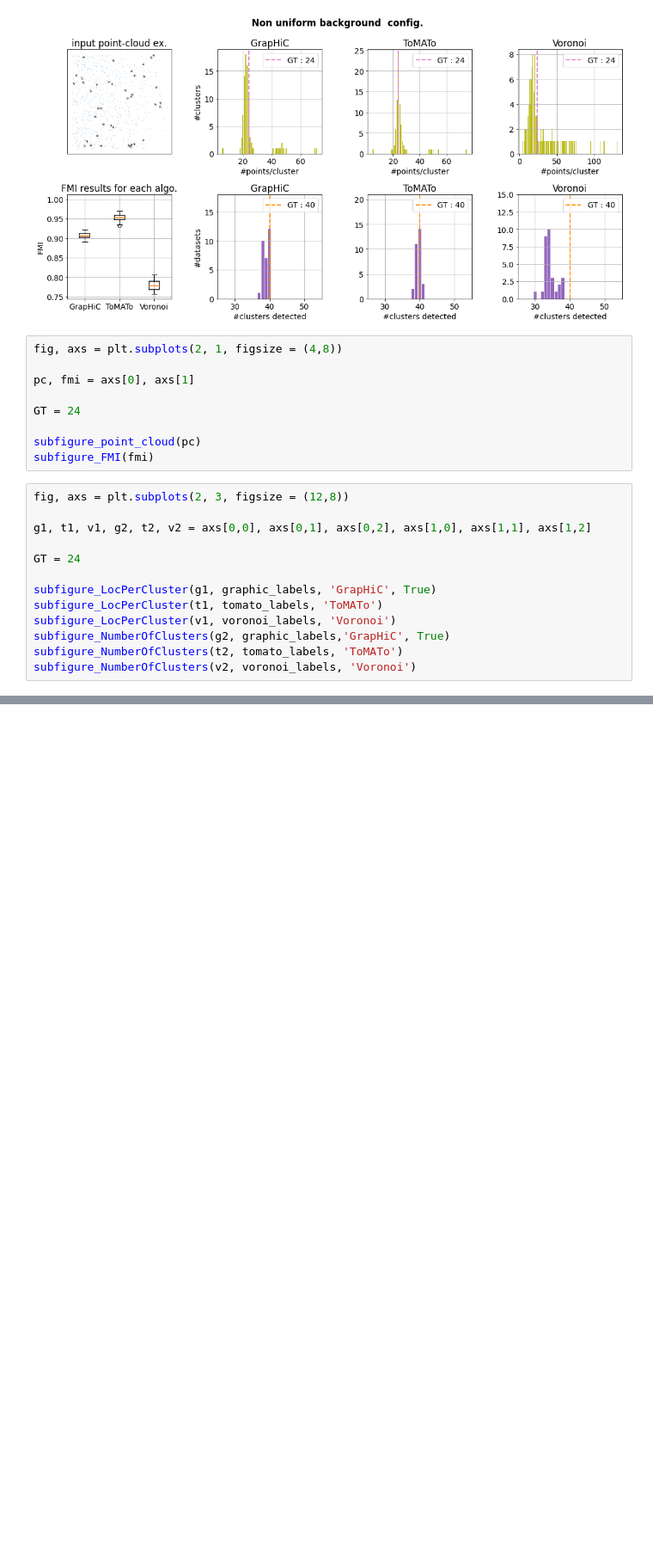
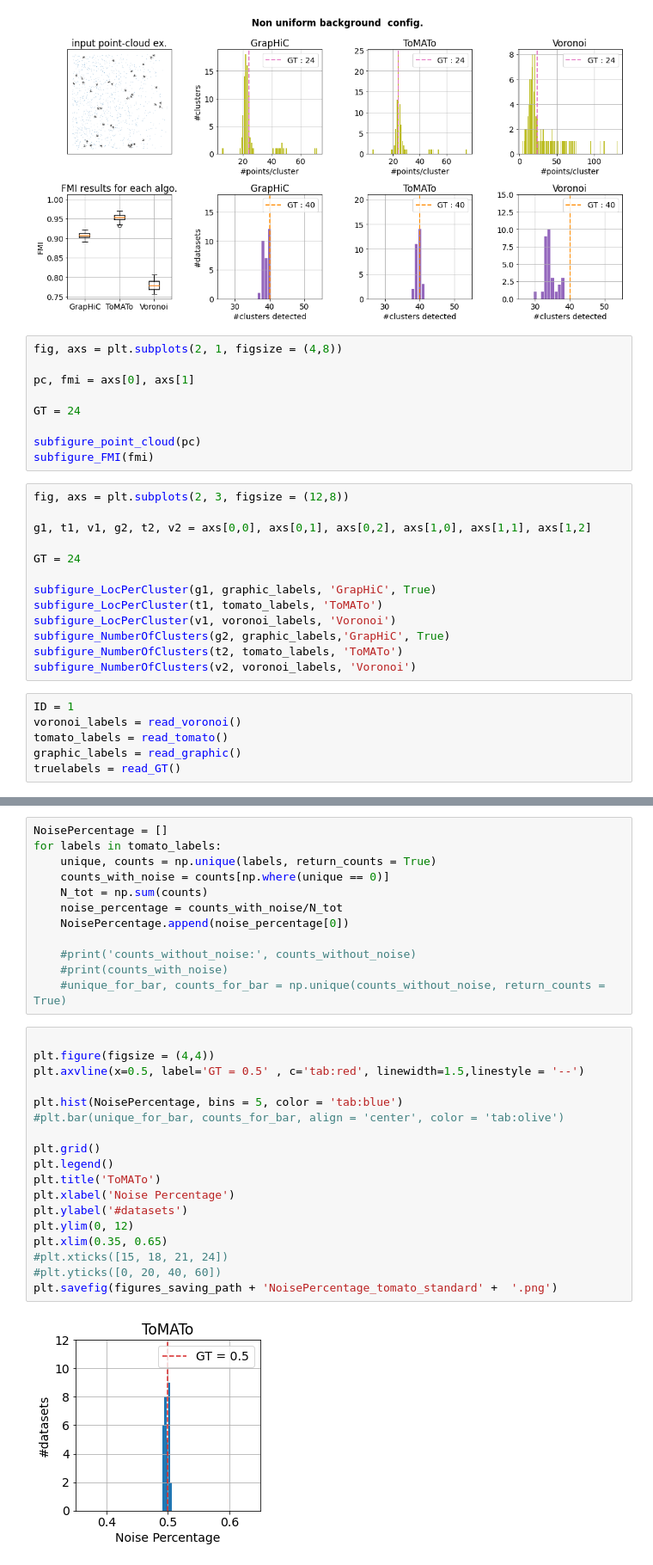
Before and after one commit to ElianaRenzo/pdm, a Jupyter notebook: My_codes/caracterisation_comparaison.ipynb, the cells around one changed output, grey strips where cells are left out. Shown at 86% size. Saved outputs shown, nothing was run; the diff lists cells and outputs as text; blank space fills up the shorter version.

Commit message:
Ajout des graphes pour le noise percentage

```diff
--- a/My_codes/caracterisation_comparaison.ipynb
+++ b/My_codes/caracterisation_comparaison.ipynb
@@ -271,3 +271,9 @@ subfigure_LocPerCluster(v1, voronoi_labels, 'Voronoi')
 subfigure_NumberOfClusters(g2, graphic_labels,'GrapHiC', True)
 subfigure_NumberOfClusters(t2, tomato_labels, 'ToMATo')
 subfigure_NumberOfClusters(v2, voronoi_labels, 'Voronoi')
+# %%
+ID = 1
+voronoi_labels = read_voronoi()
+tomato_labels = read_tomato()
+graphic_labels = read_graphic()
+truelabels = read_GT()
@@ -273,0 +306,32 @@ subfigure_NumberOfClusters(v2, voronoi_labels, 'Voronoi')
+# %%
+NoisePercentage = []
+for labels in tomato_labels:
+    unique, counts = np.unique(labels, return_counts = True)
+    counts_with_noise = counts[np.where(unique == 0)]
+    N_tot = np.sum(counts)
+    noise_percentage = counts_with_noise/N_tot
+    NoisePercentage.append(noise_percentage[0])
+
+    #print('counts_without_noise:', counts_without_noise)
+    #print(counts_with_noise)
+    #unique_for_bar, counts_for_bar = np.unique(counts_without_noise, return_counts = True)
+# %%
+
+plt.figure(figsize = (4,4))
+plt.axvline(x=0.5, label='GT = 0.5' , c='tab:red', linewidth=1.5,linestyle = '--')
+
+plt.hist(NoisePercentage, bins = 5, color = 'tab:blue')
+#plt.bar(unique_for_bar, counts_for_bar, align = 'center', color = 'tab:olive')
+
+plt.grid()
+plt.legend()
+plt.title('ToMATo')
+plt.xlabel('Noise Percentage')
+plt.ylabel('#datasets')
+plt.ylim(0, 12)
+plt.xlim(0.35, 0.65)
+#plt.xticks([15, 18, 21, 24])
+#plt.yticks([0, 20, 40, 60])
+plt.savefig(figures_saving_path + 'NoisePercentage_tomato_standard' +  '.png')
+# %% [output]
+[figure, added]
```
Also changed, not shown: parts of 1 cell of this notebook, 2 other files.
